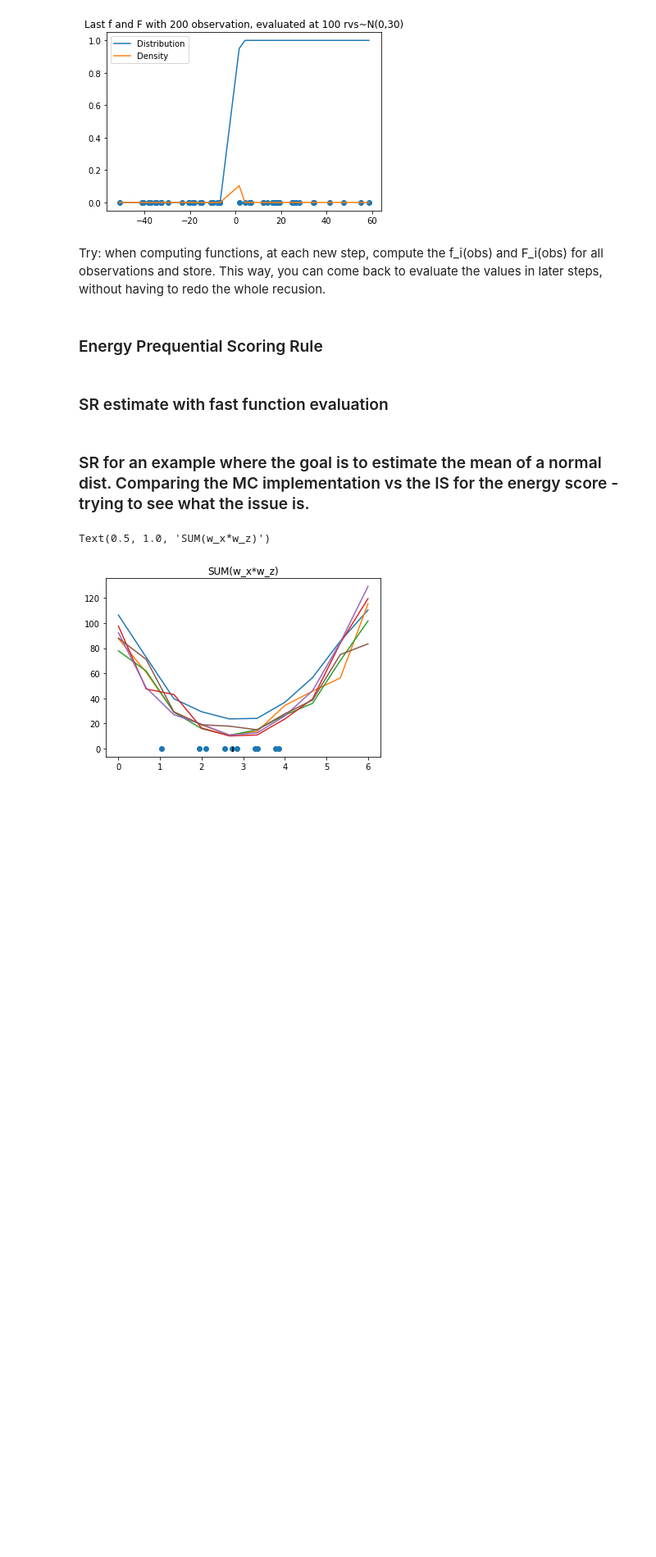
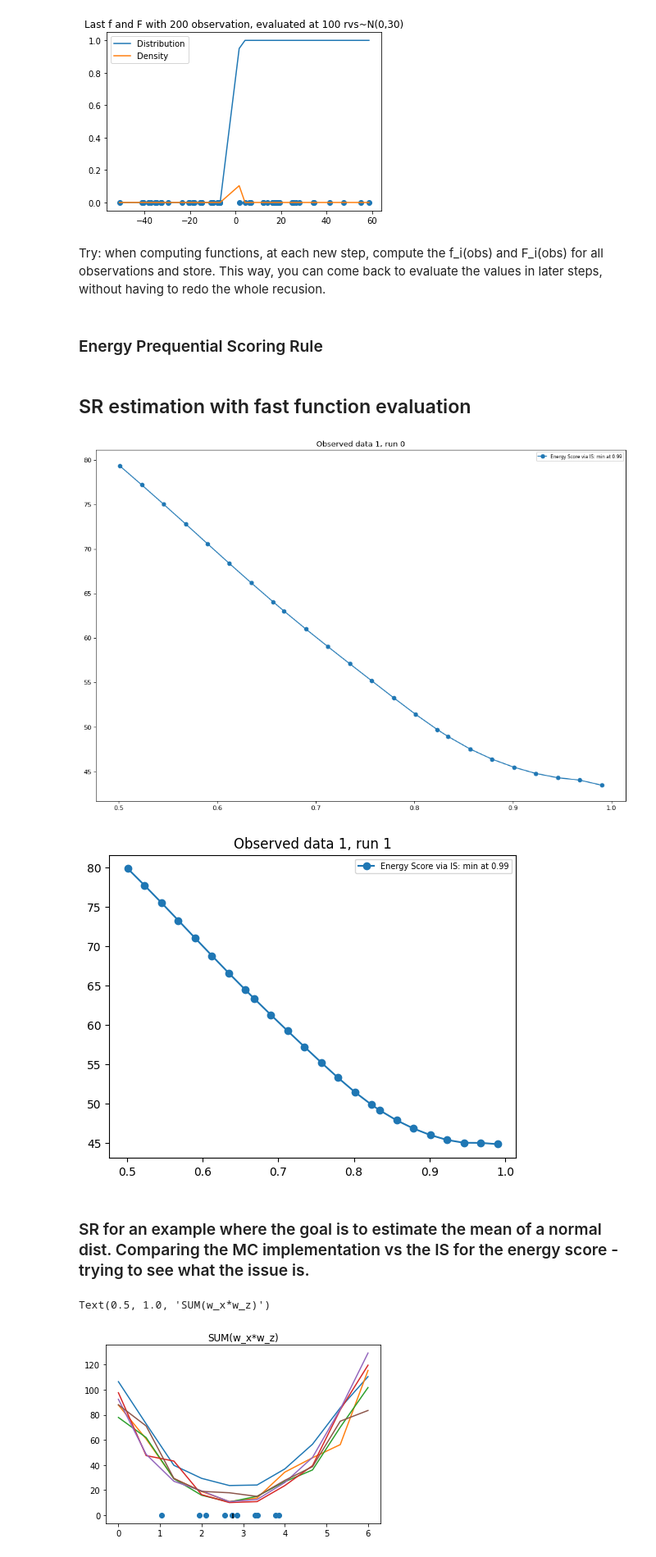
Before and after one commit to Huk-David/RSS-Discussion-paper-Martingale-Posterior-Distributions, a Jupyter notebook: Prequential Copulas - Code/Discussion paper - Notebook.ipynb, the cells around one changed output. Shown at 82% size. Cells and saved outputs as stored; diff of their text form; code cells hidden in the pictures; blank space fills up the shorter version.

```diff
--- a/Prequential Copulas - Code/Discussion paper - Notebook.ipynb
+++ b/Prequential Copulas - Code/Discussion paper - Notebook.ipynb
@@ -274,7 +274,7 @@ def Energy_SR_via_IS(obs_,q_samples,q_evals,p_targets,b):
 
 #Energy_SR_via_IS(obs_=observed_data,q_samples=q_samples,q_evals_=q_evals,p_targets=f_)
 # %% [markdown]
-### SR estimate with fast function evaluation
+## SR estimation with fast function evaluation
 # %%
 # Just run all this block. I'll have to clean this up at some point, but not now.
 plt.figure(figsize=(15, 10), dpi=80)
@@ -282,9 +282,9 @@ plt.figure(figsize=(15, 10), dpi=80)
 for SR_check in range(2):
     ######
     # First get data:
-    observed_data = observed_data_exp_2
+    observed_data = observed_data_exp_3
 
-    proposal_samples_nb = 300
+    proposal_samples_nb = 600
     ######
     #Then redefine the update function as it uses data. It also creates the proposal samples.
     def F_0(z):
@@ -292,7 +292,7 @@ for SR_check in range(2):
     def f_0(x):
         return scs.norm.logpdf(x, loc=0,scale=10)
 
-    proposal_samples = list(scs.norm(loc=0,scale=30).rvs(size=5*proposal_samples_nb))
+    proposal_samples = list(scs.norm(loc=0,scale=30).rvs(size=proposal_samples_nb))
 
 
     # Matrices to store values of [F_i(obs),f_i(obs)] for all obs. To access F_step(obs_i) do pre_comp[0][step,i]
@@ -349,37 +349,40 @@ for SR_check in range(2):
     # Now should be able to just do IS and get SR estimates for different rhos
     evals=scs.norm(loc=0,scale=30).logpdf(proposal_samples)
 
     def f_call_rho(rho,IS_draw):
         F_new = [F_0]
         f_new = [f_0]
         obs_nb = len(observed_data)
 
         for step in range(obs_nb):
             rv = observed_data[step]
             alpha_i = (2-(1/(step+1))) / (step +2)
             new_dist = update_fitting(F_new[step],f_new[step],alpha_i,rv,rho=rho,step=step)
             F_new.append(new_dist[0])
             f_new.append(new_dist[1])
 
-        return Energy_SR_via_IS(observed_data,proposal_samples[proposal_samples_nb*IS_draw:proposal_samples_nb*(IS_draw+1)],evals[proposal_samples_nb*IS_draw:proposal_samples_nb*(IS_draw+1)],f_new,1.5)
-    for IS_sample in tqdm(range(5)):
+        return Energy_SR_via_IS(observed_data,proposal_samples,evals,f_new,0.5)
+    for IS_sample in range(1):
 
         def single_f_call_rho(rho): # To do multiplrocessing
             return f_call_rho(rho,IS_sample)
 
         # Multiprocessing. set_of_8 is a set of 8 values for rho.
         SR_eval_at_rho = []
-        grid_over_01 = [np.linspace(0.001+(k/3),((k+1)/3)-0.01,8) for k in range(3) ]
+        grid_over_01 = [np.linspace(0.001+((k+3)/6),((k+4)/6)-0.01,8) for k in range(3) ]
         # This covers the range 0,1 by going over quarters with 8 evals at each one.
-        for set_of_8 in  grid_over_01:
+        for set_of_8 in  tqdm(grid_over_01):
             # joining lists, not sure if necessary
             SR_eval_at_rho= SR_eval_at_rho+ list(np.array(Parallel(n_jobs=8)(delayed(single_f_call_rho)(rho) for rho in set_of_8)))
 
         plt.plot(np.concatenate((grid_over_01)),SR_eval_at_rho,'o-',label='Energy Score via IS: min at '+str(np.concatenate((grid_over_01))[SR_eval_at_rho.index(min(SR_eval_at_rho))]))
     plt.legend(prop={'size': 7})
     plt.title('Observed data 1, run '+str(SR_check))
 
     plt.show()
+# %% [output]
+[figure, added]
+[figure, added]
 # %% [markdown]
 ### SR for an example where the goal is to estimate the mean of a normal dist. Comparing the MC implementation vs the IS for the energy score - trying to see what the issue is.
 # %%
```
Also changed, not shown: parts of 7 cells of this notebook.
